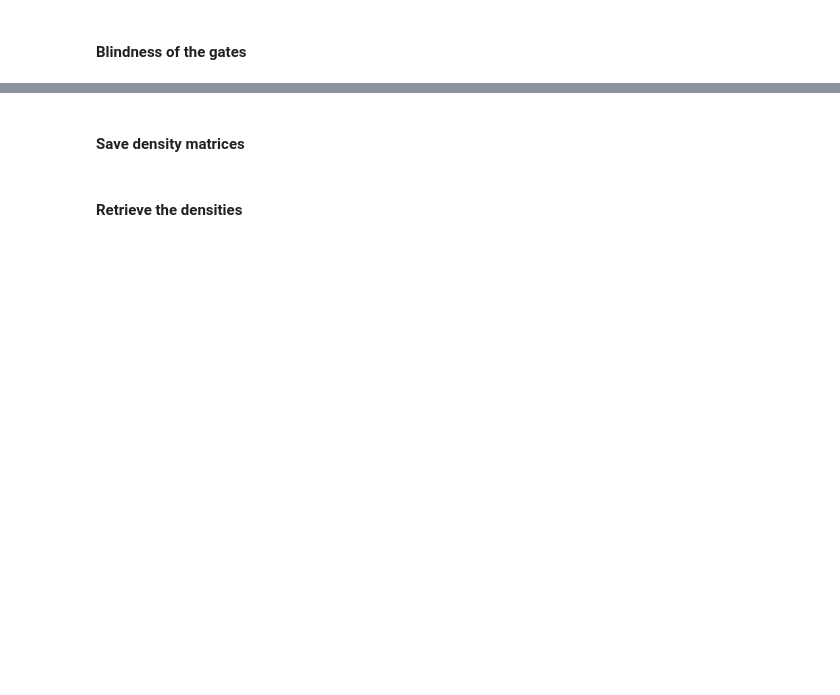
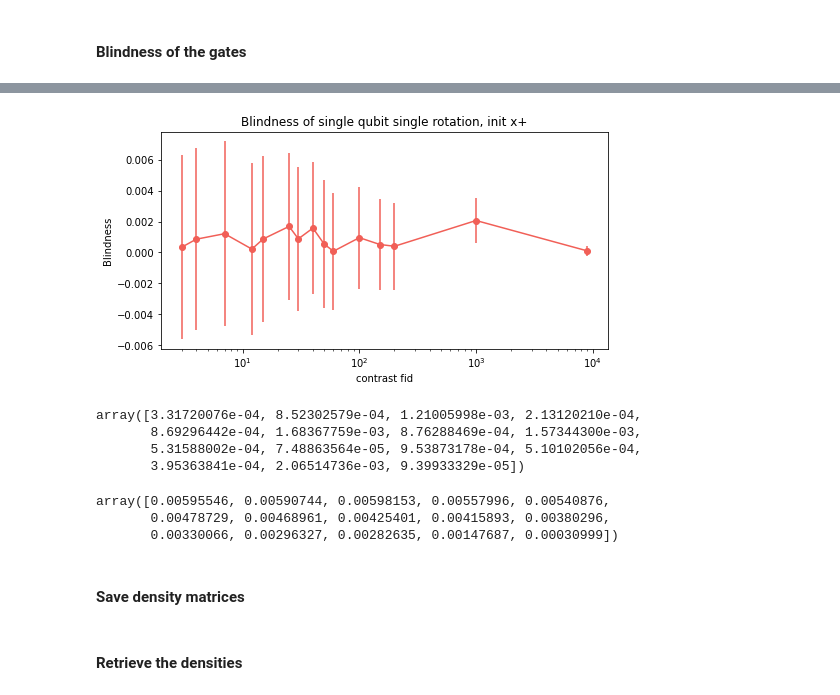
Before and after one commit to lukingroup/simnet, a Jupyter notebook: Notebooks/Blind_SingleNode.ipynb, the cells around one changed output, grey strips where cells are left out. Drawn from its saved outputs; the diff is of its cells as text; code cells hidden in the pictures; blank space fills up the shorter version.

```diff
--- a/Notebooks/Blind_SingleNode.ipynb
+++ b/Notebooks/Blind_SingleNode.ipynb
@@ -1901,0 +2081,24 @@ for j in range(len(mw_list)):
+# %%
+## compare to ideal results
+
+fid_err =  np.empty((0, 2), dtype=float)
+fid_ave =  np.empty((0, 2), dtype=float)
+
+for i in range(len(contrast_list)):
+    fid_err_phi_mw =  np.empty((0, 2), dtype=float)
+    fid_ave_phi_mw =  np.empty((0, 2), dtype=float)
+    for j in range(len(phi1)):
+        U = rz(phi1[j])
+        el_rho_final_ideal = U*el_initial_xp*U.dag()
+        fid_mw =  np.empty((0, 2), dtype=float)
+        for k in range(n_rounds):
+            fid = (qt.fidelity(qt.Qobj(rho_contr_phi_n_array_cl[i][j][k]), el_rho_final_ideal))**2
+            fid_mw = np.append(fid_mw, fid)
+        fid_ave_mw = np.mean(fid_mw, axis = 0)
+        # this is only the variability of the measurement
+        fid_ave_std = np.std(fid_mw, axis = 0)/(np.sqrt(n_rounds))
+        fid_ave_phi_mw = np.append(fid_ave_phi_mw, fid_ave_mw)
+        fid_err_phi_mw = np.append(fid_err_phi_mw, fid_ave_std)
+
+    fid_ave = np.append(fid_ave, fid_ave_phi_mw)
+    fid_err = np.append(fid_err, fid_err_phi_mw)
@@ -1902,3 +2196,33 @@ for j in range(len(mw_list)):
+# %%
+plt.figure(figsize=(8, 4))
+plt.plot(contrast_list, hol_ave, color=c1)
+plt.errorbar(contrast_list,  hol_ave, yerr= hol_err,  fmt='o', color=c1)
+
+#Add labels and title
+plt.xlabel('contrast fid')
+plt.xscale('log')
+plt.ylabel('Blindness')
+plt.title('Blindness of single qubit single rotation, init x+')
+plt.savefig('/Users/azizasuleymanzade/Lukin SiV Dropbox/Aziza azizasuleymanzade@g.harvard.edu/bqc_paper/Simulation/SimulationCode/OutputFiles/BlindComputing/Fig1/Figures/PaperFigs/Blind_xpinit_mu0002_vs_contrast.pdf', format='pdf')   # Save as PDF
+
+
+# Show the plot
+plt.show()
+# %% [output]
+[figure, added]
+# %%
+hol_ave
+# %% [output]
+array([3.31720076e-04, 8.52302579e-04, 1.21005998e-03, 2.13120210e-04,
+       8.69296442e-04, 1.68367759e-03, 8.76288469e-04, 1.57344300e-03,
+       5.31588002e-04, 7.48863564e-05, 9.53873178e-04, 5.10102056e-04,
+       3.95363841e-04, 2.06514736e-03, 9.39933329e-05])
+# %%
+hol_err
+# %% [output]
+array([0.00595546, 0.00590744, 0.00598153, 0.00557996, 0.00540876,
+       0.00478729, 0.00468961, 0.00425401, 0.00415893, 0.00380296,
+       0.00330066, 0.00296327, 0.00282635, 0.00147687, 0.00030999])
 # %% [markdown]
 #### Save density matrices
 # %%
```
Also changed, not shown: parts of 93 cells of this notebook, 35 other files.
